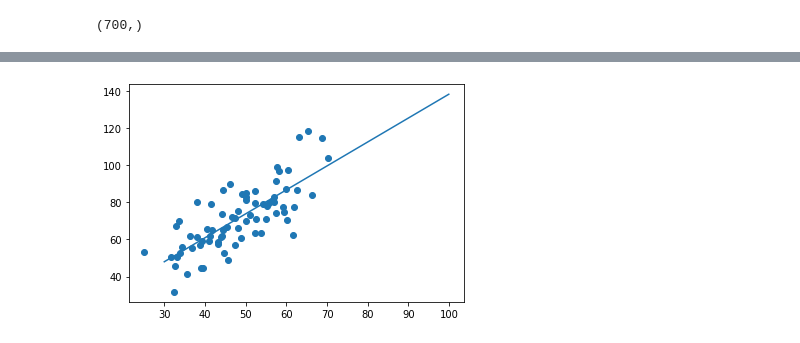
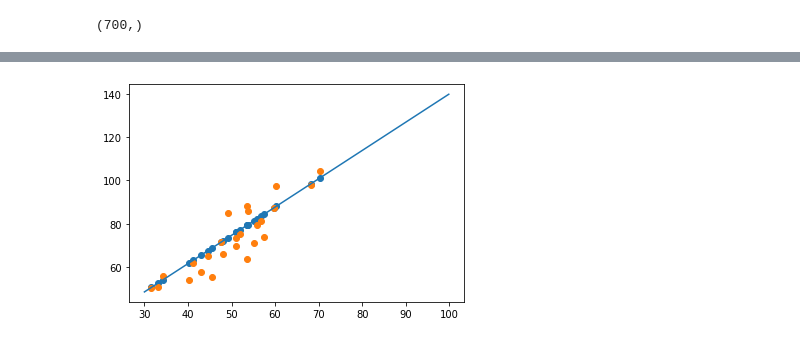
Before and after one commit to bishtmanish739/Machine-Learning, a Jupyter notebook: Linear Regression.ipynb, the cells around one changed output, grey strips where cells are left out. Drawn from its saved outputs; the diff is of its cells as text; code cells hidden in the pictures.

```diff
--- a/Linear Regression.ipynb
+++ b/Linear Regression.ipynb
@@ -111,9 +111,11 @@ plt.plot(x,y)
 # %%
-plt.scatter(x_train,y_train)
+z=algo1.predict(x_test)
+plt.scatter(x_test,z)
+plt.scatter(x_test,y_test)
 plt.plot(x,y)
 plt.show()
 # %% [output]
-[figure, old version]
+[figure, new version]
 # %%
 plt.scatter(x_test,y_test)
 plt.plot(x,y)
```
Also changed, not shown: parts of 5 cells of this notebook.
